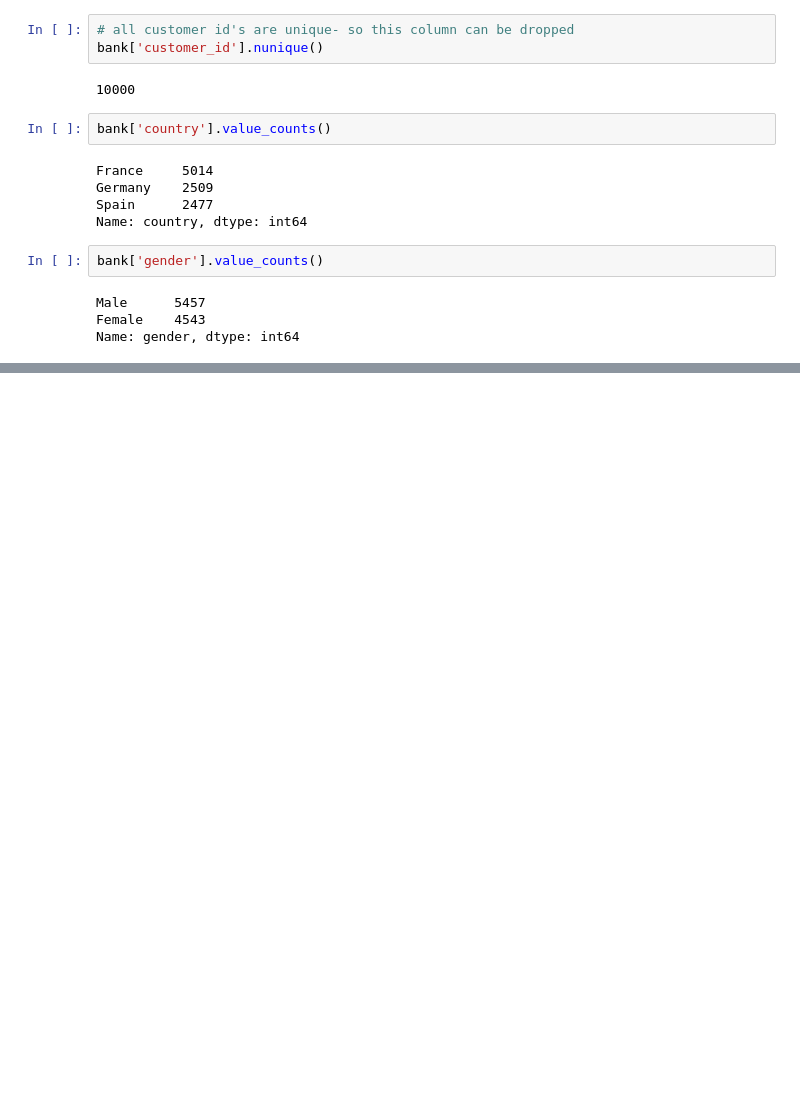
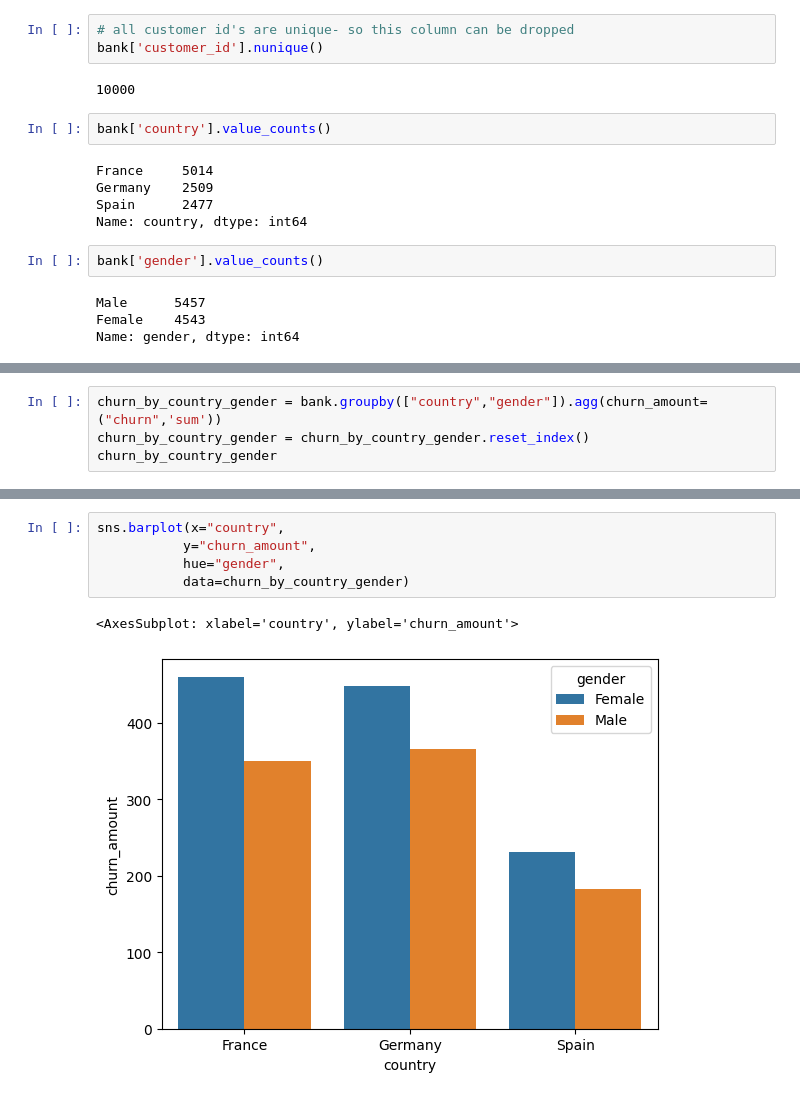
Before and after one commit to EitanKats/ML-project, a Jupyter notebook: Bank Churn.ipynb, the cells around one changed output, grey strips where cells are left out. Saved outputs shown, nothing was run; the diff lists cells and outputs as text; blank space fills up the shorter version.

```diff
--- a/Bank Churn.ipynb
+++ b/Bank Churn.ipynb
@@ -63,0 +93,4 @@ Name: gender, dtype: int64
+# %%
+churn_by_country_gender = bank.groupby(["country","gender"]).agg(churn_amount=("churn",'sum'))
+churn_by_country_gender = churn_by_country_gender.reset_index()
+churn_by_country_gender
@@ -63,0 +105,8 @@ Name: gender, dtype: int64
+# %%
+sns.barplot(x="country",
+           y="churn_amount",
+           hue="gender",
+           data=churn_by_country_gender)
+# %% [output]
+<AxesSubplot: xlabel='country', ylabel='churn_amount'>
+[figure, added]
```
Also changed, not shown: parts of 17 cells of this notebook.
